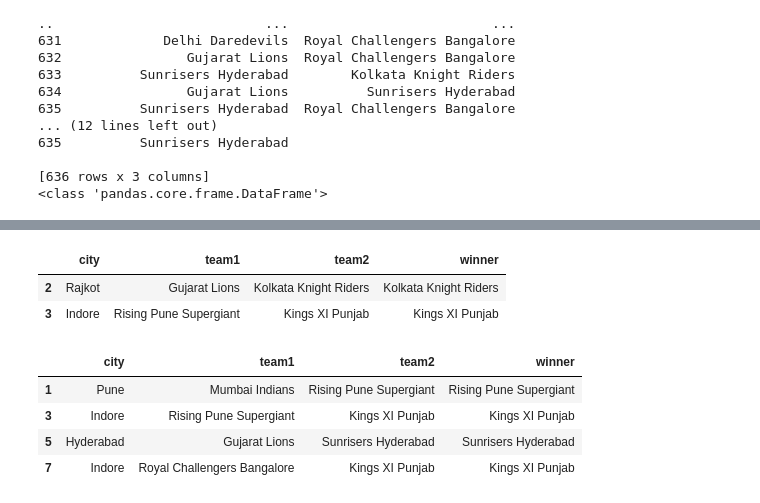
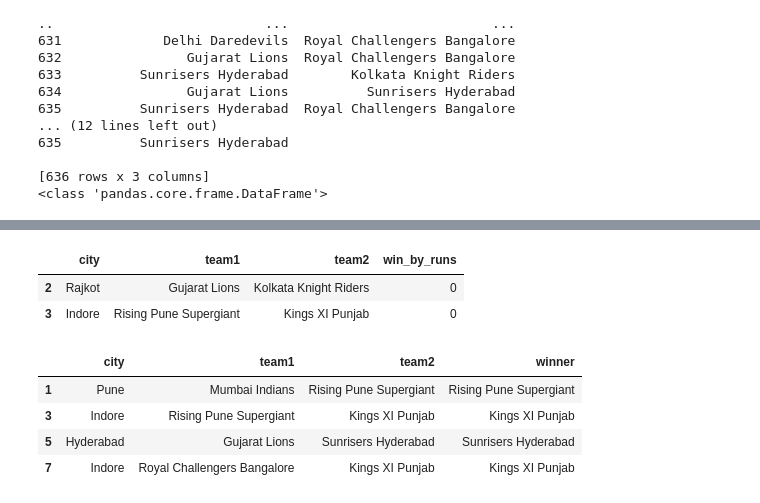
Before and after one commit to Data-Gyan/IPL_EDA, a Jupyter notebook: PandasExp.ipynb, the cells around one changed output, grey strips where cells are left out. Saved outputs shown, nothing was run; the diff lists cells and outputs as text; code cells hidden in the pictures.

```diff
--- a/PandasExp.ipynb
+++ b/PandasExp.ipynb
@@ -7,5 +7,5 @@ import numpy as np
 import pandas as pd
 
 # read csv file having data for IPL matches and load into pandas DataFrame
-df = pd.read_csv("data/matches.csv")
+matches = pd.read_csv("data/matches.csv")
 # %%
@@ -48,6 +45,10 @@ Data columns (total 18 columns):
  17  umpire3          0 non-null      float64
 dtypes: float64(1), int64(5), object(12)
 memory usage: 89.6+ KB
+# %%
+# Obviously last column 'umpire3' has no meaning to keep in dataframe
+# drop it.
+matches = matches.drop('umpire3', axis=1)
 # %%
 # this very first statistical function describes your data by calculating count,
 # mean, standard deviation and quartiles of the data
@@ -146,8 +134,8 @@ df.iloc[[1,3,6]]
 # %%
 # takes only numeric index for both row and columns
-df.iloc[2:4,[2, 4, 5, 10]]
+matches.iloc[2:4,[2, 4, 5, 11]]
 # %% [output]
-|  | city | team1 | team2 | winner |
-| 2 | Rajkot | Gujarat Lions | Kolkata Knight Riders | Kolkata Knight Riders |
-| 3 | Indore | Rising Pune Supergiant | Kings XI Punjab | Kings XI Punjab |
+|  | city | team1 | team2 | win_by_runs |
+| 2 | Rajkot | Gujarat Lions | Kolkata Knight Riders | 0 |
+| 3 | Indore | Rising Pune Supergiant | Kings XI Punjab | 0 |
 # %%
```
Also changed, not shown: parts of 62 cells of this notebook.
